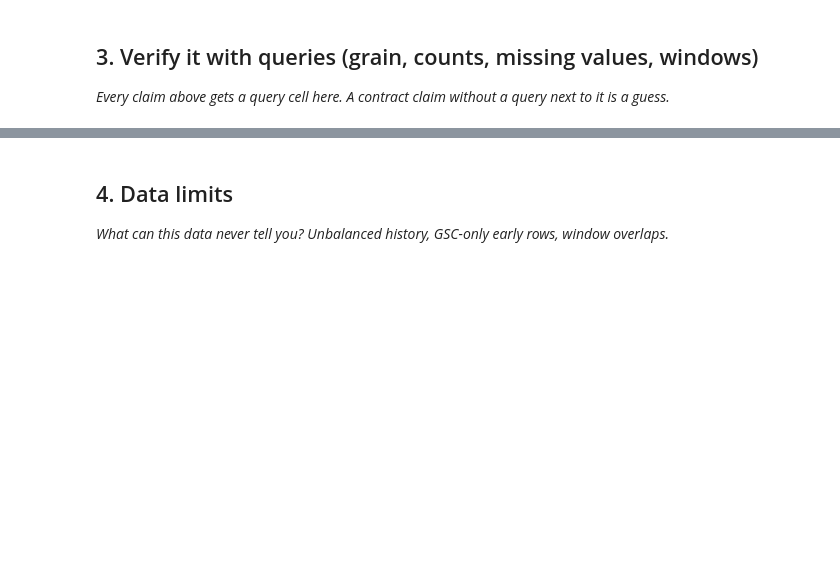
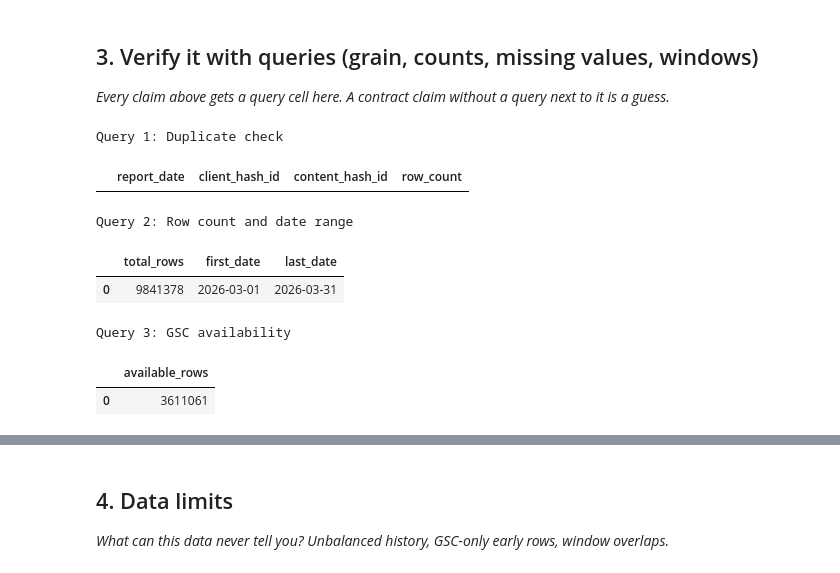
Before and after one commit to Debbie1236-cmd/flyrank-ml-internship, a Jupyter notebook: work/notebooks/w03_data_contract.ipynb, the cells around one changed output, grey strips where cells are left out. Drawn from its saved outputs; the diff is of its cells as text; code cells hidden in the pictures; blank space fills up the shorter version.

```diff
--- a/work/notebooks/w03_data_contract.ipynb
+++ b/work/notebooks/w03_data_contract.ipynb
@@ -29,0 +124,45 @@ This skeleton is yours to fill. Work the sections **in order** — each one has
+# %%
+# Query 1: Verify the grain
+print("Query 1: Duplicate check")
+display(con.sql(f"""
+SELECT
+    report_date,
+    client_hash_id,
+    content_hash_id,
+    COUNT(*) AS row_count
+FROM {TABLES['fact_daily']}
+WHERE month = '2026-03'
+GROUP BY report_date, client_hash_id, content_hash_id
+HAVING COUNT(*) > 1
+LIMIT 10
+""").df())
+
+# Query 2: Row count and date range
+print("Query 2: Row count and date range")
+display(con.sql(f"""
+SELECT
+    COUNT(*) AS total_rows,
+    MIN(report_date) AS first_date,
+    MAX(report_date) AS last_date
+FROM {TABLES['fact_daily']}
+WHERE month = '2026-03'
+""").df())
+
+# Query 3: Availability
+print("Query 3: GSC availability")
+display(con.sql(f"""
+SELECT
+    COUNT(*) AS available_rows
+FROM {TABLES['fact_daily']}
+WHERE month = '2026-03'
+AND gsc_data_available IS TRUE
+""").df())
+# %% [output]
+Query 1: Duplicate check
+|  | report_date | client_hash_id | content_hash_id | row_count |
+Query 2: Row count and date range
+|  | total_rows | first_date | last_date |
+| 0 | 9841378 | 2026-03-01 | 2026-03-31 |
+Query 3: GSC availability
+|  | available_rows |
+| 0 | 3611061 |
```
Also changed, not shown: parts of 17 cells of this notebook.
